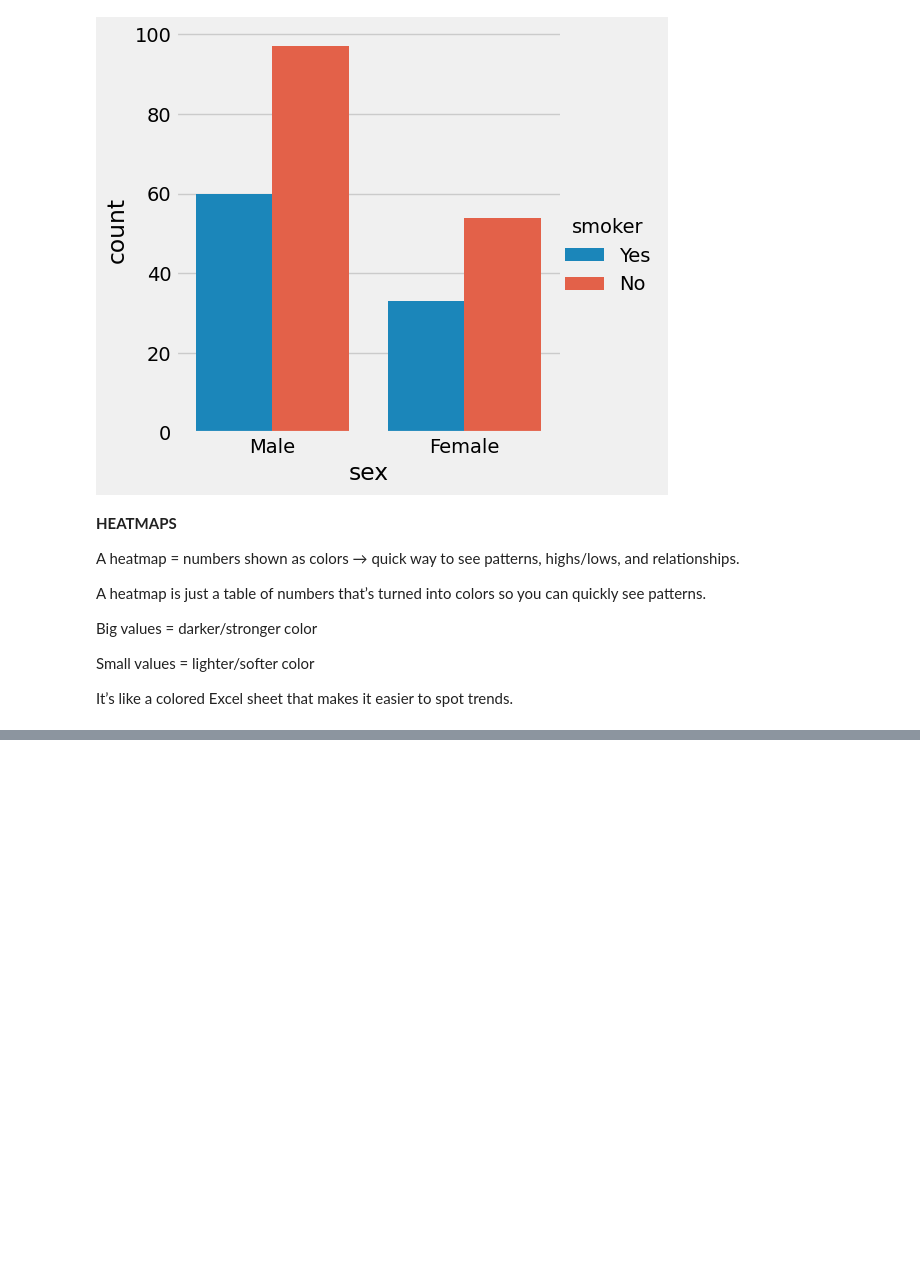
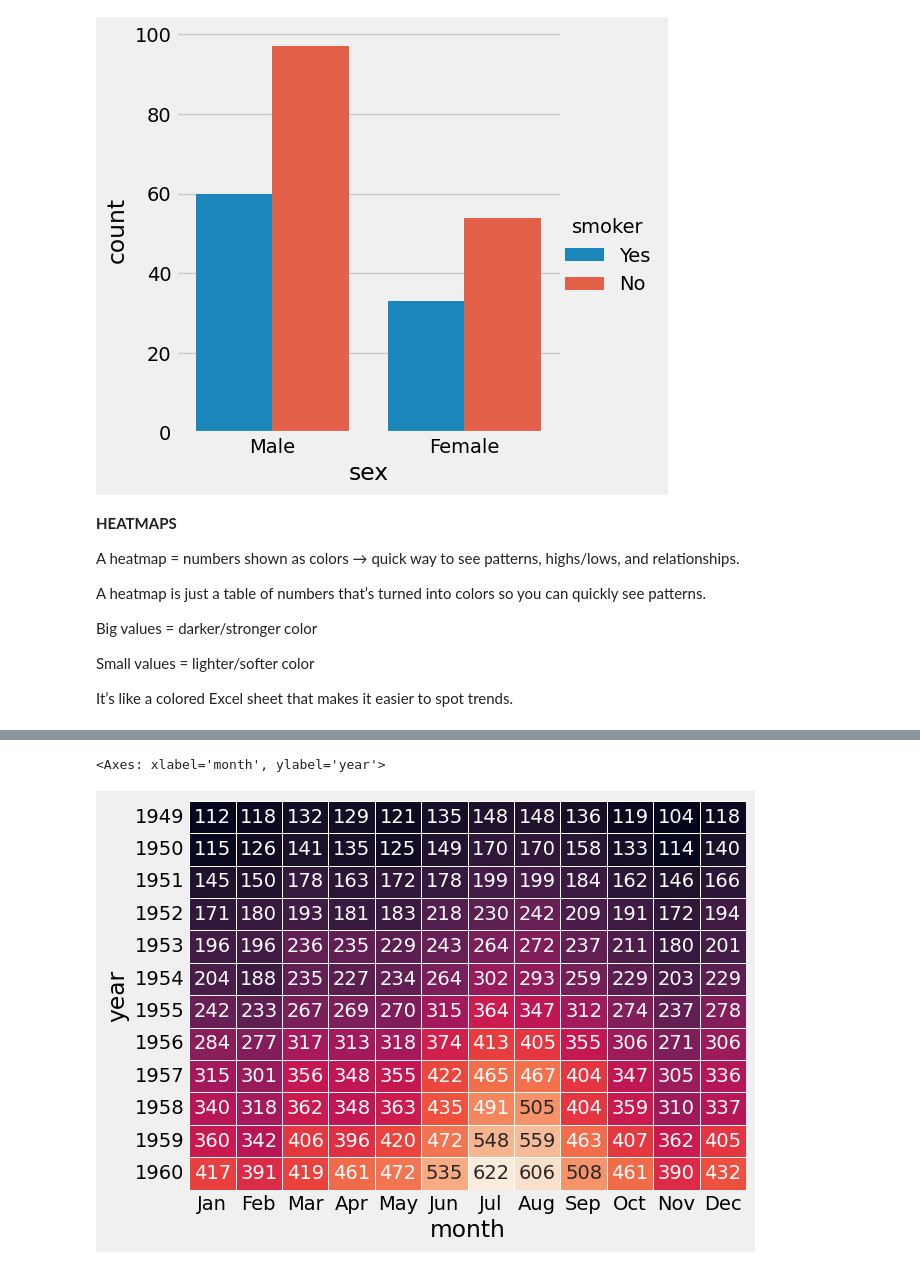
Before and after one commit to NehalLabib77/Machine_Learning, a Jupyter notebook: Seaborn/.ipynb, the cells around one changed output, grey strips where cells are left out. Saved outputs shown, nothing was run; the diff lists cells and outputs as text; code cells hidden in the pictures; blank space fills up the shorter version.

```diff
--- a/Seaborn/.ipynb
+++ b/Seaborn/.ipynb
@@ -224,0 +256,5 @@ It’s like a colored Excel sheet that makes it easier to spot trends.
+# %%
+sns.heatmap(x, cbar = False , linewidth = .5, annot = True , fmt = 'd')
+# %% [output]
+<Axes: xlabel='month', ylabel='year'>
+[figure, added]
```
Also changed, not shown: parts of 32 cells of this notebook.
